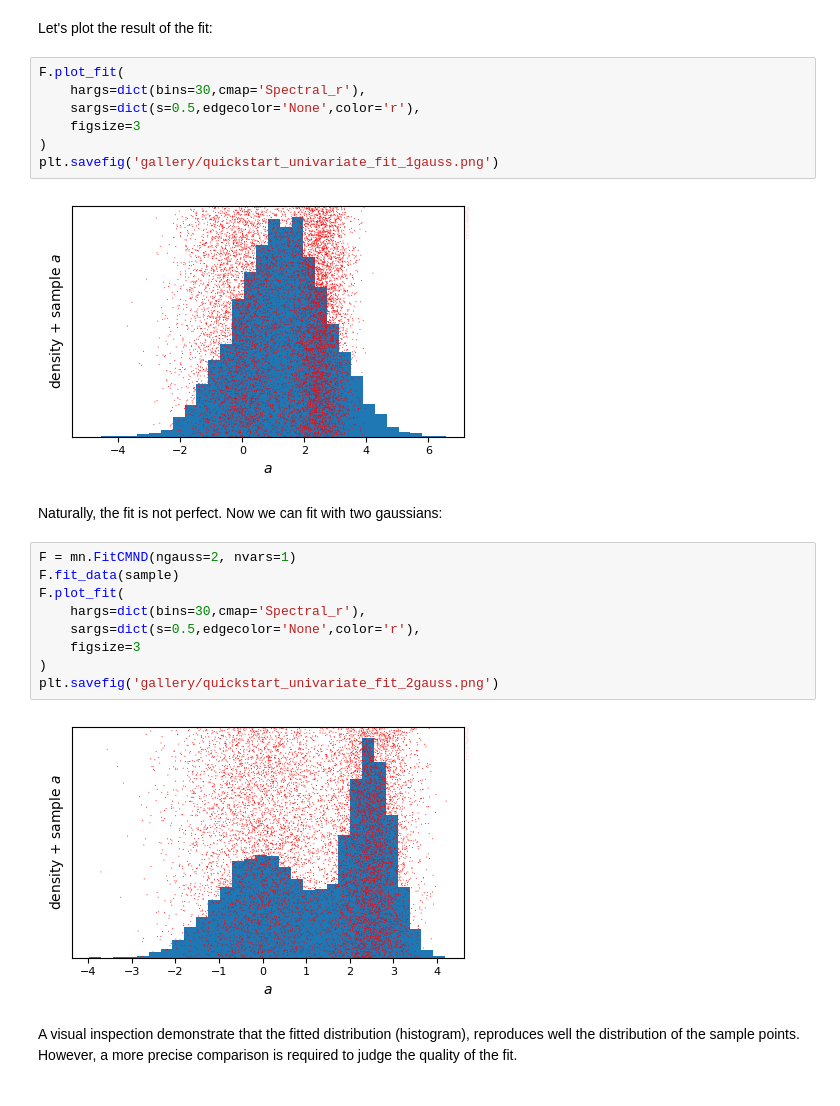
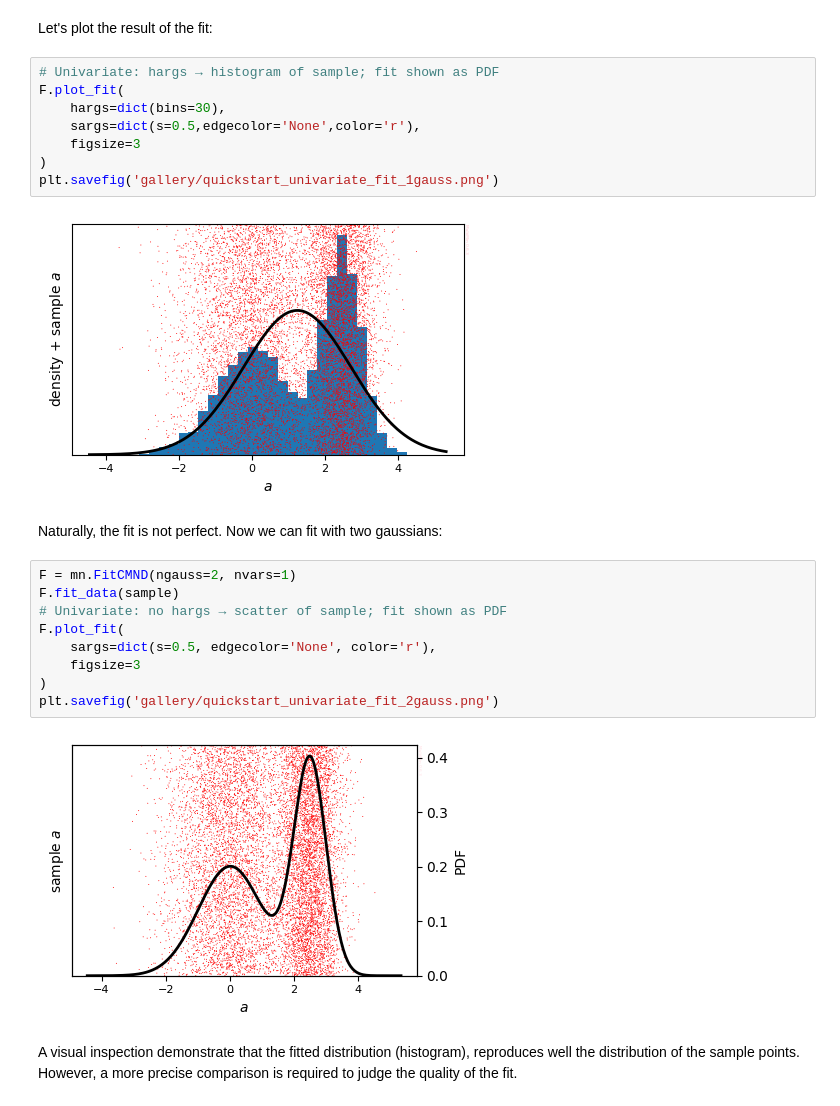
Before and after one commit to seap-udea/multimin, a Jupyter notebook: docs/examples/multimin_quickstart.ipynb, the cells around one changed output. Cells and saved outputs as stored; diff of their text form.

```diff
--- a/docs/examples/multimin_quickstart.ipynb
+++ b/docs/examples/multimin_quickstart.ipynb
@@ -236,27 +235,28 @@ Iter 2:
 # %% [markdown]
 Let's plot the result of the fit:
 # %%
+# Univariate: hargs → histogram of sample; fit shown as PDF
 F.plot_fit(
-    hargs=dict(bins=30,cmap='Spectral_r'),
+    hargs=dict(bins=30),
     sargs=dict(s=0.5,edgecolor='None',color='r'),
     figsize=3
 )
 plt.savefig('gallery/quickstart_univariate_fit_1gauss.png')
 # %% [output]
-[figure, old version]
+[figure, new version]
 # %% [markdown]
 Naturally, the fit is not perfect. Now we can fit with two gaussians:
 # %%
 F = mn.FitCMND(ngauss=2, nvars=1)
 F.fit_data(sample)
+# Univariate: no hargs → scatter of sample; fit shown as PDF
 F.plot_fit(
-    hargs=dict(bins=30,cmap='Spectral_r'),
-    sargs=dict(s=0.5,edgecolor='None',color='r'),
+    sargs=dict(s=0.5, edgecolor='None', color='r'),
     figsize=3
 )
 plt.savefig('gallery/quickstart_univariate_fit_2gauss.png')
 # %% [output]
-[figure, old version]
+[figure, new version]
 # %% [markdown]
 A visual inspection demonstrate that the fitted distribution (histogram), reproduces well the distribution of the sample points. However, a more precise comparison is required to judge the quality of the fit.
 # %%
```
Also changed, not shown: parts of 25 cells of this notebook, 13 other files.
